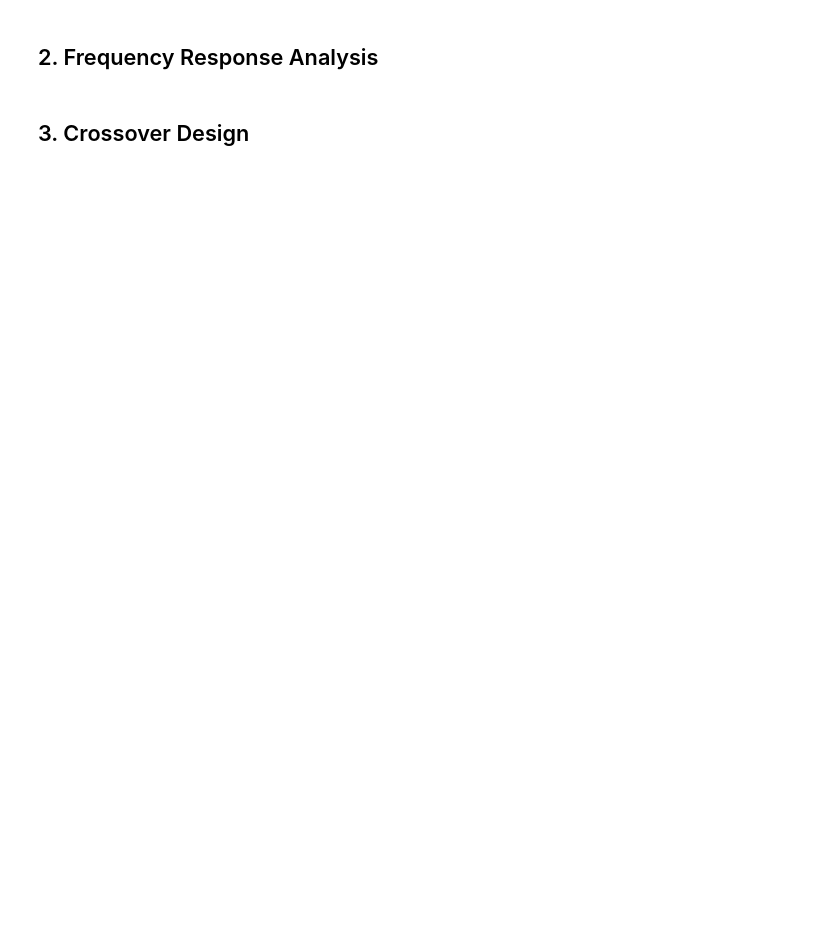
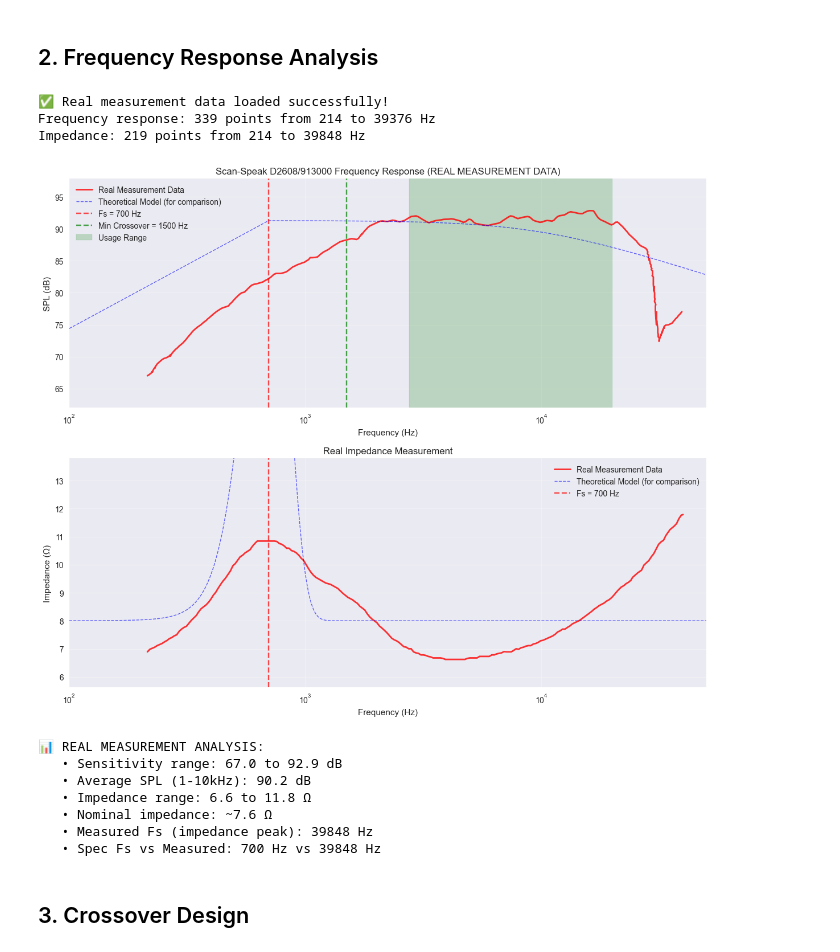
Before and after one commit to tommarek/Speaker-Design, a Jupyter notebook: calculations/tweeter_calculations.ipynb, the cells around one changed output. Drawn from its saved outputs; the diff is of its cells as text; code cells hidden in the pictures; blank space fills up the shorter version.

```diff
--- a/calculations/tweeter_calculations.ipynb
+++ b/calculations/tweeter_calculations.ipynb
@@ -62,11 +60,11 @@ tweeter_params = {
     ]
 }
 
-# Load real measurement data
+# Load real measurement data using relative imports
 try:
-    fr_data = pd.read_csv('/home/tom/git/Speaker-Design/speakers/ScanSpeak D20608-913000/Frequency Response.csv',
+    fr_data = pd.read_csv('../speakers/ScanSpeak D20608-913000/Frequency Response.csv',
                          header=None, names=['freq', 'spl'])
-    impedance_data = pd.read_csv('/home/tom/git/Speaker-Design/speakers/ScanSpeak D20608-913000/Impedance.csv',
+    impedance_data = pd.read_csv('../speakers/ScanSpeak D20608-913000/Impedance.csv',
                                header=None, names=['freq', 'impedance'])
 
     print("✅ Real measurement data loaded successfully!")
@@ -126,11 +142,11 @@ print(f"   • Safe crossover at {tweeter_params['usage_range'][0]:,} Hz (well a
 # Load real measurement data for Scan-Speak D2608/913000
 import pandas as pd
 
-# Read real frequency response data
+# Read real frequency response data using relative imports
 try:
-    fr_data = pd.read_csv('/home/tom/git/Speaker-Design/speakers/ScanSpeak D20608-913000/Frequency Response.csv',
+    fr_data = pd.read_csv('../speakers/ScanSpeak D20608-913000/Frequency Response.csv',
                          header=None, names=['freq', 'spl'])
-    impedance_data = pd.read_csv('/home/tom/git/Speaker-Design/speakers/ScanSpeak D20608-913000/Impedance.csv',
+    impedance_data = pd.read_csv('../speakers/ScanSpeak D20608-913000/Impedance.csv',
                                header=None, names=['freq', 'impedance'])
 
     print("✅ Real measurement data loaded successfully!")
@@ -189,10 +205,10 @@ else:
 
 # Add reference lines
 ax1.axvline(tweeter_params['fs'], color='r', linestyle='--', alpha=0.7, label=f'Fs = {tweeter_params["fs"]} Hz')
-ax1.axvline(tweeter_params['recommended_crossover'], color='g', linestyle='--', alpha=0.7,
-           label=f'Min Crossover = {tweeter_params["recommended_crossover"]} Hz')
-ax1.axvspan(tweeter_params['usable_range'][0], tweeter_params['usable_range'][1],
-           alpha=0.2, color='green', label='Usable Range')
+ax1.axvline(tweeter_params['crossover_min'], color='g', linestyle='--', alpha=0.7,
+           label=f'Min Crossover = {tweeter_params["crossover_min"]} Hz')
+ax1.axvspan(tweeter_params['usage_range'][0], tweeter_params['usage_range'][1],
+           alpha=0.2, color='green', label='Usage Range')
 
 ax1.set_xlabel('Frequency (Hz)')
 ax1.set_ylabel('SPL (dB)')
@@ -243,33 +259,45 @@ ax2.grid(True, alpha=0.3)
 ax2.legend()
 ax2.set_xlim(100, 50000)
 
 if real_data_available:
     ax2.set_ylim(impedance_data['impedance'].min() - 1, impedance_data['impedance'].max() + 2)
 else:
     ax2.set_ylim(4, 20)
 
 plt.tight_layout()
 plt.show()
 
 # Print data analysis
 if real_data_available:
     print(f"\n📊 REAL MEASUREMENT ANALYSIS:")
     print(f"   • Sensitivity range: {fr_data['spl'].min():.1f} to {fr_data['spl'].max():.1f} dB")
     print(f"   • Average SPL (1-10kHz): {fr_data[(fr_data['freq'] >= 1000) & (fr_data['freq'] <= 10000)]['spl'].mean():.1f} dB")
     print(f"   • Impedance range: {impedance_data['impedance'].min():.1f} to {impedance_data['impedance'].max():.1f} Ω")
     print(f"   • Nominal impedance: ~{impedance_data[(impedance_data['freq'] >= 1000) & (impedance_data['freq'] <= 10000)]['impedance'].mean():.1f} Ω")
 
     # Find resonance frequency from impedance peak
     resonance_idx = impedance_data['impedance'].idxmax()
     actual_fs = impedance_data.loc[resonance_idx, 'freq']
     print(f"   • Measured Fs (impedance peak): {actual_fs:.0f} Hz")
     print(f"   • Spec Fs vs Measured: {tweeter_params['fs']} Hz vs {actual_fs:.0f} Hz")
 else:
     print(f"\n⚠️ Using theoretical model - real measurements would provide:")
     print(f"   • Actual frequency response characteristics")
     print(f"   • True resonance frequency")
     print(f"   • Real impedance behavior")
     print(f"   • Breakup modes and irregularities")
+# %% [output]
+✅ Real measurement data loaded successfully!
+Frequency response: 339 points from 214 to 39376 Hz
+Impedance: 219 points from 214 to 39848 Hz
+[figure, added]
+📊 REAL MEASUREMENT ANALYSIS:
+   • Sensitivity range: 67.0 to 92.9 dB
+   • Average SPL (1-10kHz): 90.2 dB
+   • Impedance range: 6.6 to 11.8 Ω
+   • Nominal impedance: ~7.6 Ω
+   • Measured Fs (impedance peak): 39848 Hz
+   • Spec Fs vs Measured: 700 Hz vs 39848 Hz
 # %% [markdown]
 ## 3. Crossover Design
 # %%
```
Also changed, not shown: parts of 9 cells of this notebook, 1 other file.
